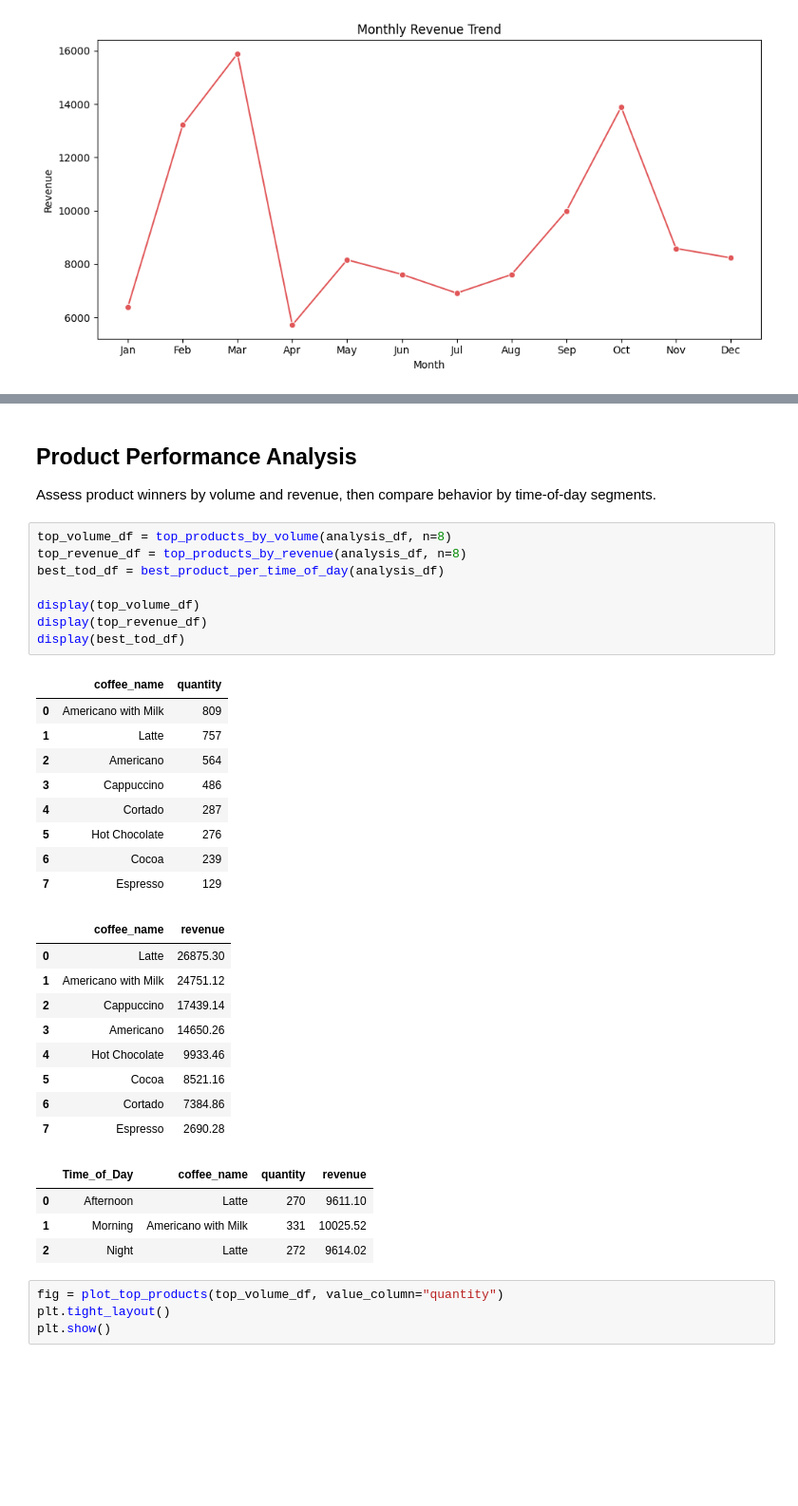
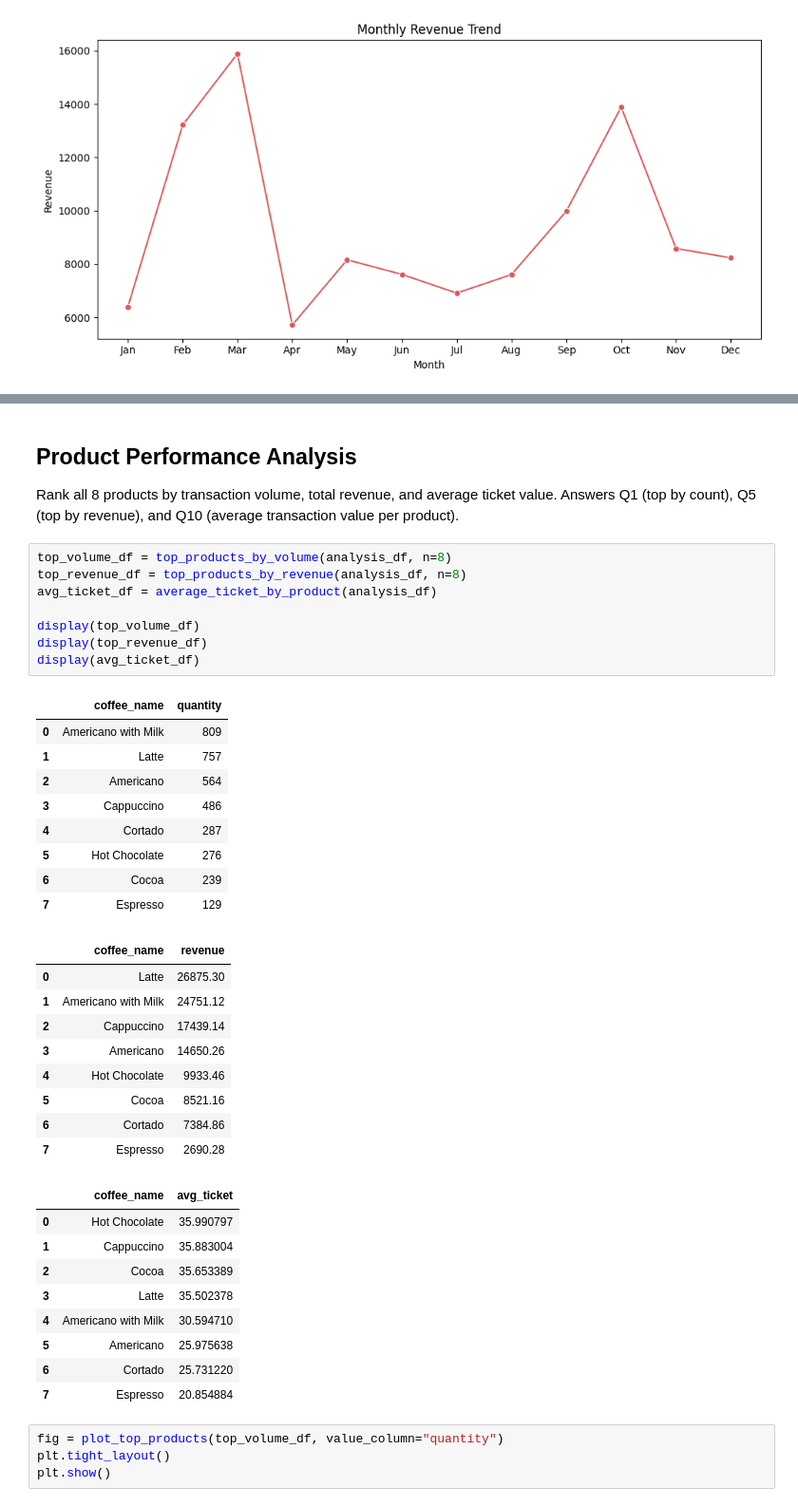
Before and after one commit to bagoez-hub/coffee-sales-analysis, a Jupyter notebook: notebooks/03_analysis.ipynb, the cells around one changed output, grey strips where cells are left out. Shown at 95% size. Saved outputs shown, nothing was run; the diff lists cells and outputs as text; blank space fills up the shorter version.

```diff
--- a/notebooks/03_analysis.ipynb
+++ b/notebooks/03_analysis.ipynb
@@ -138,37 +187,42 @@ display(peak_weekday)
 # %% [markdown]
 ## Product Performance Analysis
-Assess product winners by volume and revenue, then compare behavior by time-of-day segments.
+Rank all 8 products by transaction volume, total revenue, and average ticket value. Answers Q1 (top by count), Q5 (top by revenue), and Q10 (average transaction value per product).
 # %%
 top_volume_df = top_products_by_volume(analysis_df, n=8)
 top_revenue_df = top_products_by_revenue(analysis_df, n=8)
-best_tod_df = best_product_per_time_of_day(analysis_df)
+avg_ticket_df = average_ticket_by_product(analysis_df)
 
 display(top_volume_df)
 display(top_revenue_df)
-display(best_tod_df)
+display(avg_ticket_df)
 # %% [output]
 |  | coffee_name | quantity |
 | 0 | Americano with Milk | 809 |
 | 1 | Latte | 757 |
 | 2 | Americano | 564 |
 | 3 | Cappuccino | 486 |
 | 4 | Cortado | 287 |
 | 5 | Hot Chocolate | 276 |
 | 6 | Cocoa | 239 |
 | 7 | Espresso | 129 |
 |  | coffee_name | revenue |
 | 0 | Latte | 26875.30 |
 | 1 | Americano with Milk | 24751.12 |
 | 2 | Cappuccino | 17439.14 |
 | 3 | Americano | 14650.26 |
 | 4 | Hot Chocolate | 9933.46 |
 | 5 | Cocoa | 8521.16 |
 | 6 | Cortado | 7384.86 |
 | 7 | Espresso | 2690.28 |
-|  | Time_of_Day | coffee_name | quantity | revenue |
-| 0 | Afternoon | Latte | 270 | 9611.10 |
-| 1 | Morning | Americano with Milk | 331 | 10025.52 |
-| 2 | Night | Latte | 272 | 9614.02 |
+|  | coffee_name | avg_ticket |
+| 0 | Hot Chocolate | 35.990797 |
+| 1 | Cappuccino | 35.883004 |
+| 2 | Cocoa | 35.653389 |
+| 3 | Latte | 35.502378 |
+| 4 | Americano with Milk | 30.594710 |
+| 5 | Americano | 25.975638 |
+| 6 | Cortado | 25.731220 |
+| 7 | Espresso | 20.854884 |
 # %%
 fig = plot_top_products(top_volume_df, value_column="quantity")
 plt.tight_layout()
```
Also changed, not shown: parts of 17 cells of this notebook, 5 other files.
